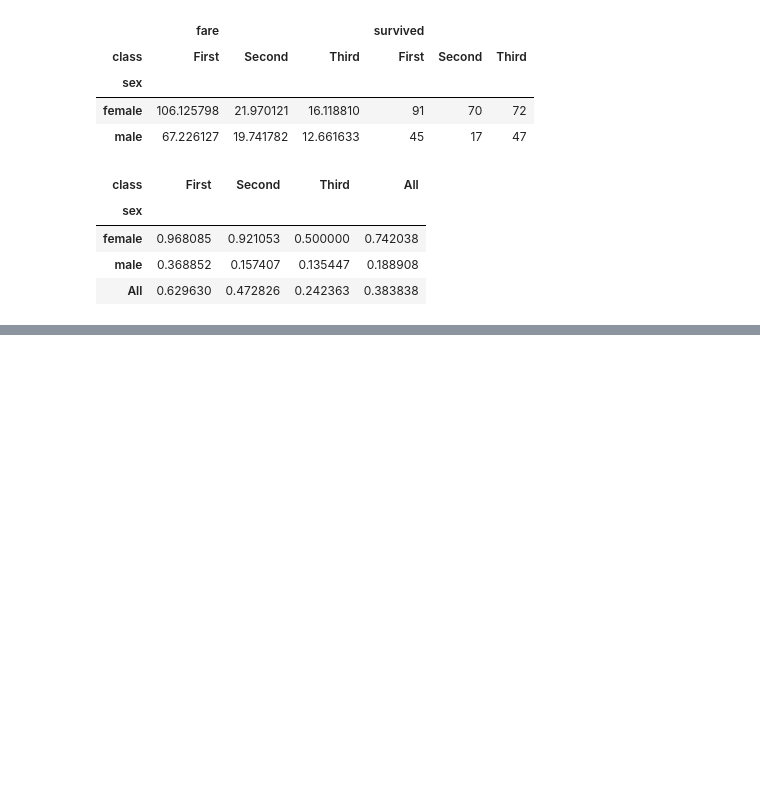
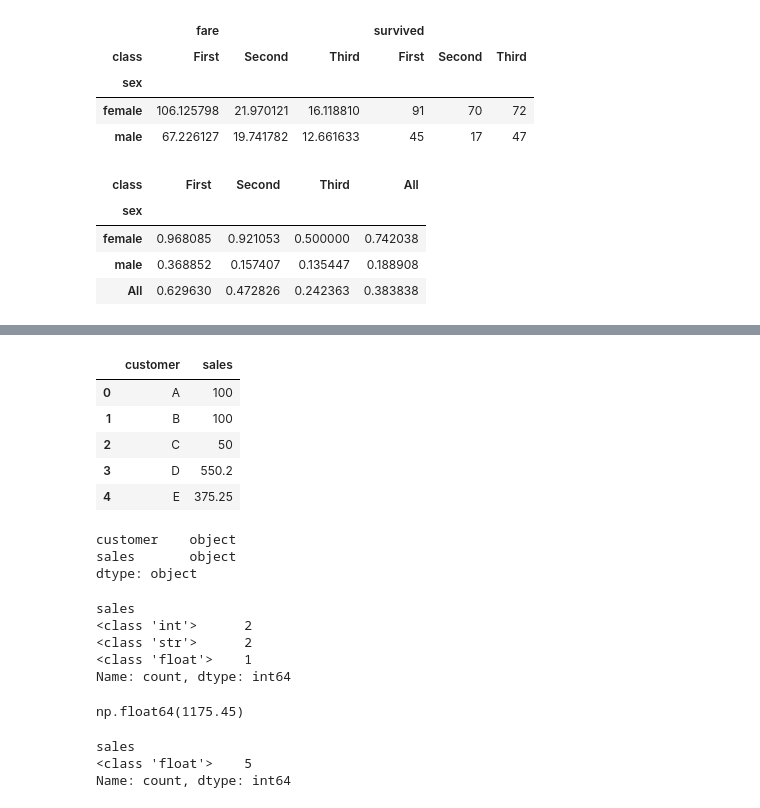
Before and after one commit to khaiwalVikrant/ai_ml_practice, a Jupyter notebook: pandas/Pandas_Exercise.ipynb, the cells around one changed output, grey strips where cells are left out. Drawn from its saved outputs; the diff is of its cells as text; code cells hidden in the pictures; blank space fills up the shorter version.

```diff
--- a/pandas/Pandas_Exercise.ipynb
+++ b/pandas/Pandas_Exercise.ipynb
@@ -1087,0 +1197,38 @@ titanic.pivot_table('survived', index='sex', columns='class', margins=True)
+# %%
+d = {"customer":["A", "B", "C", "D", "E"], "sales":[100, "100", 50, 550.20, "375.25"]}
+df = pd.DataFrame(d)
+df
+# %% [output]
+|  | customer | sales |
+| 0 | A | 100 |
+| 1 | B | 100 |
+| 2 | C | 50 |
+| 3 | D | 550.2 |
+| 4 | E | 375.25 |
+# %%
+df.dtypes
+# %% [output]
+customer    object
+sales       object
+dtype: object
+# %%
+# df["sales"].sum() TypeError: unsupported operand type(s) for +: 'int' and 'str'
+df["sales"].apply(type) # we can see all data types
+df["sales"].apply(type).value_counts()
+# %% [output]
+sales
+<class 'int'>      2
+<class 'str'>      2
+<class 'float'>    1
+Name: count, dtype: int64
+# %%
+df["sales"] = df["sales"].astype(float)
+df["sales"].sum()
+# %% [output]
+np.float64(1175.45)
+# %%
+df["sales"].apply(type).value_counts()
+# %% [output]
+sales
+<class 'float'>    5
+Name: count, dtype: int64
```
Also changed, not shown: parts of 12 cells of this notebook, 3 other files.
